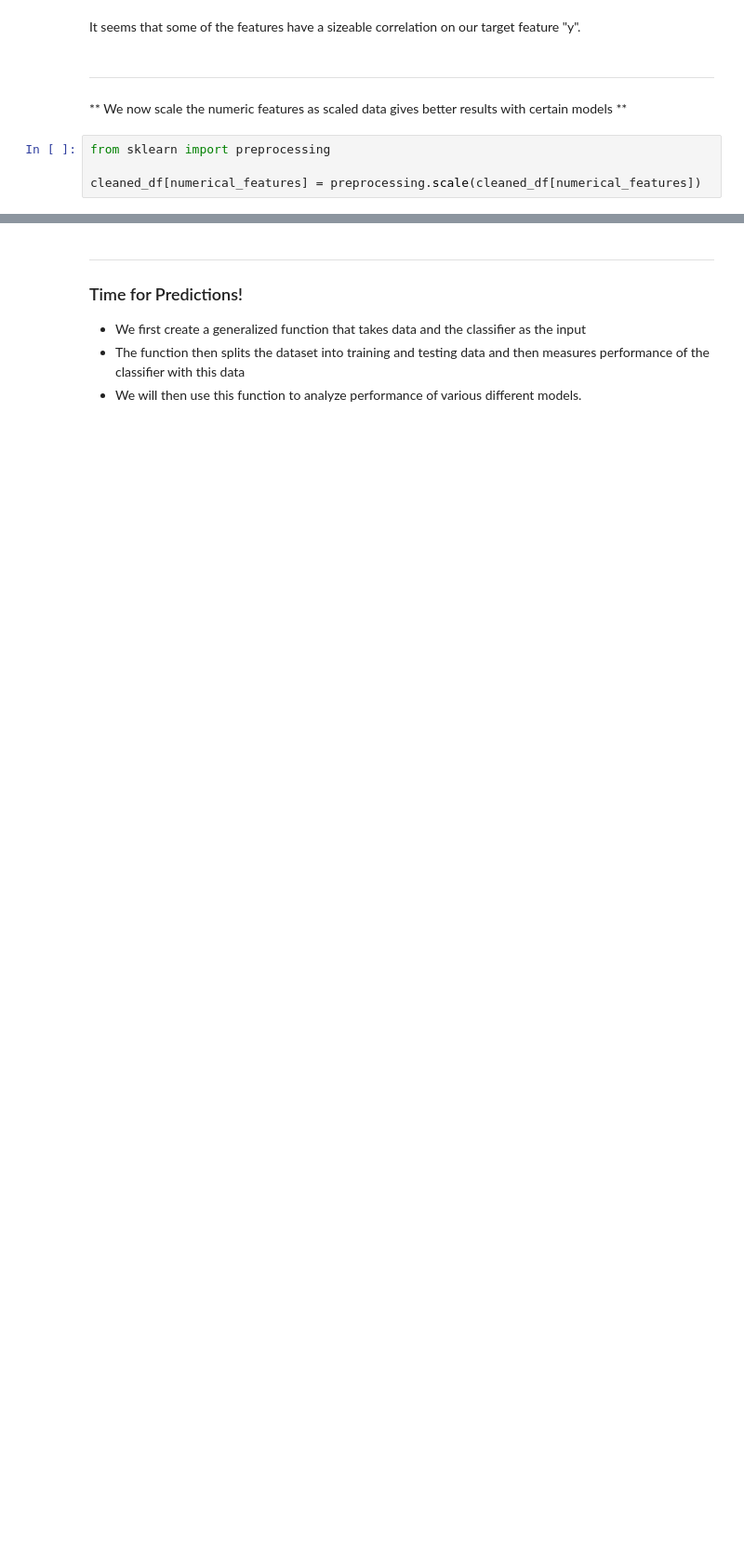
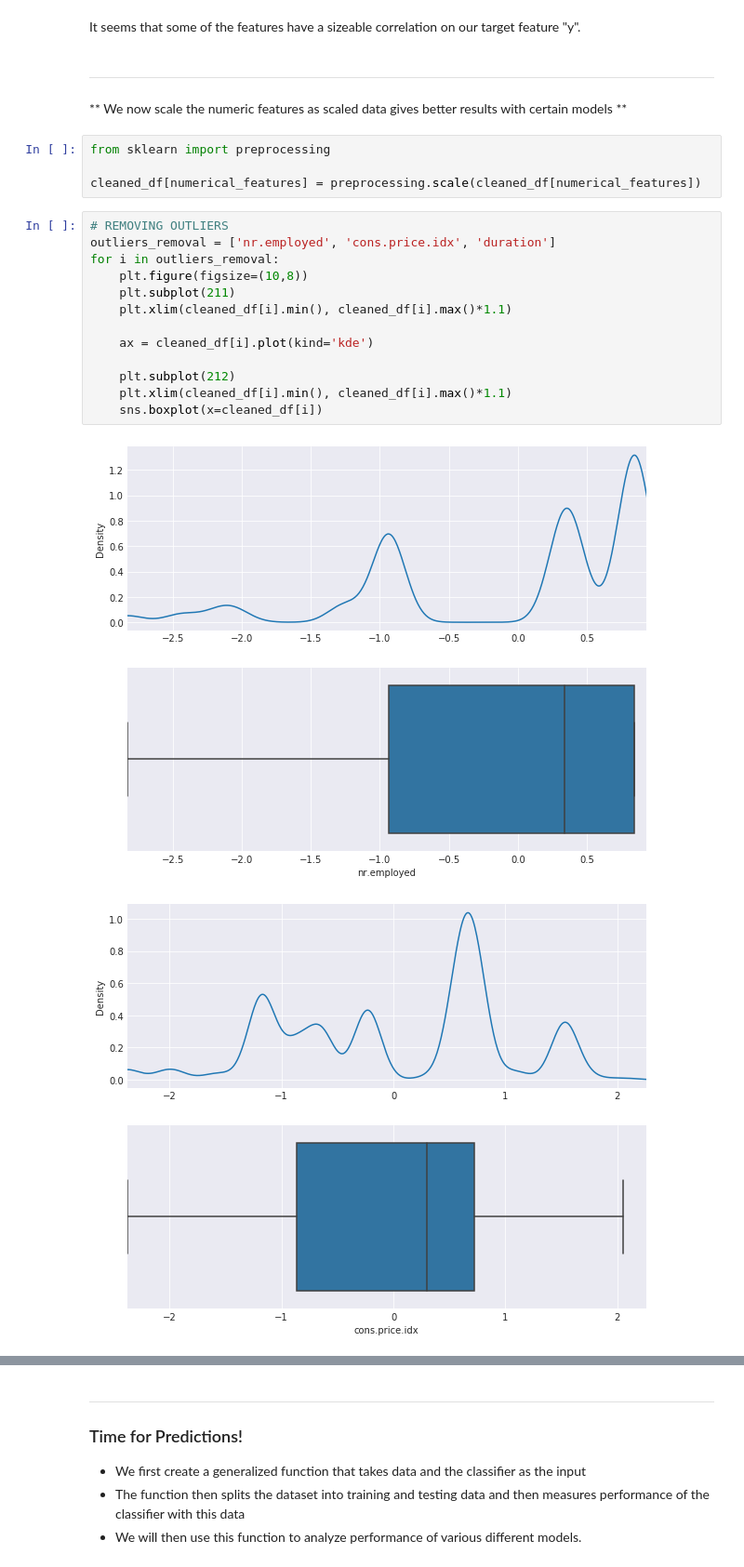
Before and after one commit to vickyumath/GreyAtom-Project, a Jupyter notebook: portuguese_data/Portuguese_Bank_Subscription.ipynb, the cells around one changed output, grey strips where cells are left out. Shown at 93% size. Drawn from its saved outputs; the diff is of its cells as text; blank space fills up the shorter version.

```diff
--- a/portuguese_data/Portuguese_Bank_Subscription.ipynb
+++ b/portuguese_data/Portuguese_Bank_Subscription.ipynb
@@ -260,3 +260,19 @@ It seems that some of the features have a sizeable correlation on our target fea
 from sklearn import preprocessing
 
 cleaned_df[numerical_features] = preprocessing.scale(cleaned_df[numerical_features])
+# %%
+# REMOVING OUTLIERS
+outliers_removal = ['nr.employed', 'cons.price.idx', 'duration']
+for i in outliers_removal:
+    plt.figure(figsize=(10,8))
+    plt.subplot(211)
+    plt.xlim(cleaned_df[i].min(), cleaned_df[i].max()*1.1)
+
+    ax = cleaned_df[i].plot(kind='kde')
+
+    plt.subplot(212)
+    plt.xlim(cleaned_df[i].min(), cleaned_df[i].max()*1.1)
+    sns.boxplot(x=cleaned_df[i])
+# %% [output]
+[figure, added]
+[figure, added]
```
Also changed, not shown: parts of 11 cells of this notebook.
